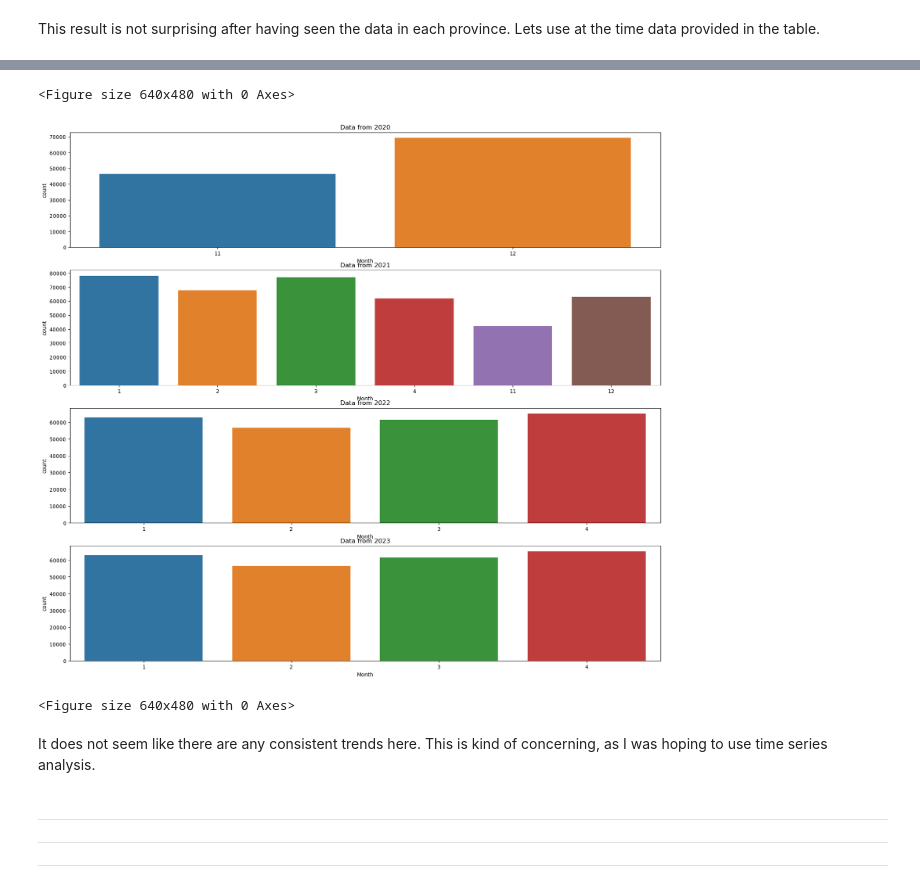
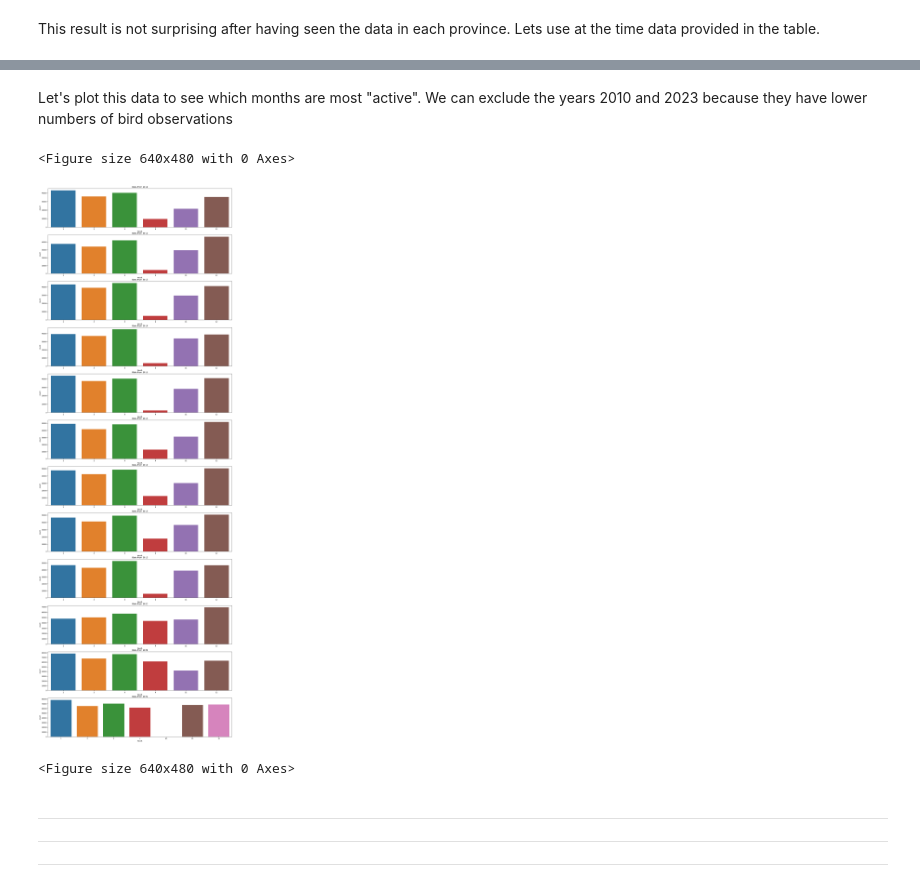
Before and after one commit to Ro-Mart/BirdWatchAssistant, a Jupyter notebook: Notebooks/BirdWatch_EDA.ipynb, the cells around one changed output, grey strips where cells are left out. Saved outputs shown, nothing was run; the diff lists cells and outputs as text; code cells hidden in the pictures.

```diff
--- a/Notebooks/BirdWatch_EDA.ipynb
+++ b/Notebooks/BirdWatch_EDA.ipynb
@@ -514,7 +1265,7 @@ Both the birdfeeder and the species table contain a column for the species code.
 # %%
 #Join the df_birdfeeder and the df_species tables into a new dataframe
 
-df_main = pd.merge(df_birdfeeder, df_species, left_on='SPECIES_CODE', right_on = "species_code")
+df_birdfeeder_2011_2023 = pd.merge(df_birdfeeder_2011_2023, df_species, left_on='SPECIES_CODE', right_on = "species_code")
 # %%
 #Check the dimensions of the newly created dataframe
 
@@ -561,4 +1309,4 @@ Assuming the join worked as intended, we do not need the species_code columns an
 # %%
-#drop the Species Code column from the first table
+#drop the Species Code column
 
-df_main = df_main.drop('SPECIES_CODE', axis=1, inplace=False)
+df_birdfeeder_2011_2023 = df_birdfeeder_2011_2023.drop('species_code', axis=1, inplace=False)
@@ -569,3 +1313,7 @@ df_main = df_main.drop('species_code', axis=1, inplace=False)
+# %%
+#drop the other Species Code column
+
+df_birdfeeder_2011_2023 = df_birdfeeder_2011_2023.drop('SPECIES_CODE', axis=1, inplace=False)
 # %%
 #Sanity Check
 
@@ -624,8 +1373,8 @@ We can see that the USA and Canada make up most of the data. According to the da
 # %%
 #Define a dataframe each for the US and for the Canadian data
 
-df_main_US = df_main[df_main["SUBNATIONAL1_CODE"].str[:2] == "US"]
-df_main_CA = df_main[df_main["SUBNATIONAL1_CODE"].str[:2] == "CA"]
+df_main_US = df_birdfeeder_2011_2023[df_birdfeeder_2011_2023["SUBNATIONAL1_CODE"].str[:2] == "US"]
+df_main_CA = df_birdfeeder_2011_2023[df_birdfeeder_2011_2023["SUBNATIONAL1_CODE"].str[:2] == "CA"]
 # %% [markdown]
 Now we can start plotting the data!
 # %%
@@ -747,36 +1525,68 @@ df_temp.head(10)
+# %% [markdown]
+Let's plot this data to see which months are most "active". We can exclude the years 2010 and 2023 because they have lower numbers of bird observations
 # %%
 plt.figure()
 
-plt.subplots(4,1, figsize = (20,18))
+plt.subplots(12,1, figsize = (20,60))
 
-plt.subplot(4,1,1)
+plt.subplot(12,1,1)
+plt.title("Data from 2011")
+sns.barplot(x = "Month", y = "count", data = df_temp[df_temp["Year"] == 2011])
+
+plt.subplot(12,1,2)
+plt.title("Data from 2012")
+sns.barplot(x = "Month", y = "count", data = df_temp[df_temp["Year"] == 2012])
+
+plt.subplot(12,1,3)
+plt.title("Data from 2013")
+sns.barplot(x = "Month", y = "count", data = df_temp[df_temp["Year"] == 2013])
+
+plt.subplot(12,1,4)
+plt.title("Data from 2014")
+sns.barplot(x = "Month", y = "count", data = df_temp[df_temp["Year"] == 2014])
+
+plt.subplot(12,1,5)
+plt.title("Data from 2015")
+sns.barplot(x = "Month", y = "count", data = df_temp[df_temp["Year"] == 2015])
+
+plt.subplot(12,1,6)
+plt.title("Data from 2016")
+sns.barplot(x = "Month", y = "count", data = df_temp[df_temp["Year"] == 2016])
+
+plt.subplot(12,1,7)
+plt.title("Data from 2017")
+sns.barplot(x = "Month", y = "count", data = df_temp[df_temp["Year"] == 2017])
+
+plt.subplot(12,1,8)
+plt.title("Data from 2018")
+sns.barplot(x = "Month", y = "count", data = df_temp[df_temp["Year"] == 2018])
+
+plt.subplot(12,1,9)
+plt.title("Data from 2019")
+sns.barplot(x = "Month", y = "count", data = df_temp[df_temp["Year"] == 2019])
+
+plt.subplot(12,1,10)
 plt.title("Data from 2020")
 sns.barplot(x = "Month", y = "count", data = df_temp[df_temp["Year"] == 2020])
 
 
-plt.subplot(4,1,2)
+plt.subplot(12,1,11)
 plt.title("Data from 2021")
 sns.barplot(x = "Month", y = "count", data = df_temp[df_temp["Year"] == 2021])
 
 
-plt.subplot(4,1,3)
+plt.subplot(12,1,12)
 plt.title("Data from 2022")
-sns.barplot(x = "Month", y = "count", data = df_temp[df_temp["Year"] == 2023])
+sns.barplot(x = "Month", y = "count", data = df_temp[df_temp["Year"] == 2022])
 
-
-plt.subplot(4,1,4)
-plt.title("Data from 2023")
-sns.barplot(x = "Month", y = "count", data = df_temp[df_temp["Year"] == 2023])
 
 plt.show()
 
 plt.tight_layout()
 # %% [output]
 <Figure size 640x480 with 0 Axes>
-[figure, old version]
+[figure, new version]
 <Figure size 640x480 with 0 Axes>
-# %% [markdown]
-It does not seem like there are any consistent trends here. This is kind of concerning, as I was hoping to use time series analysis.
 # %% [markdown]
 ***
 ***
```
Also changed, not shown: parts of 165 cells of this notebook.
